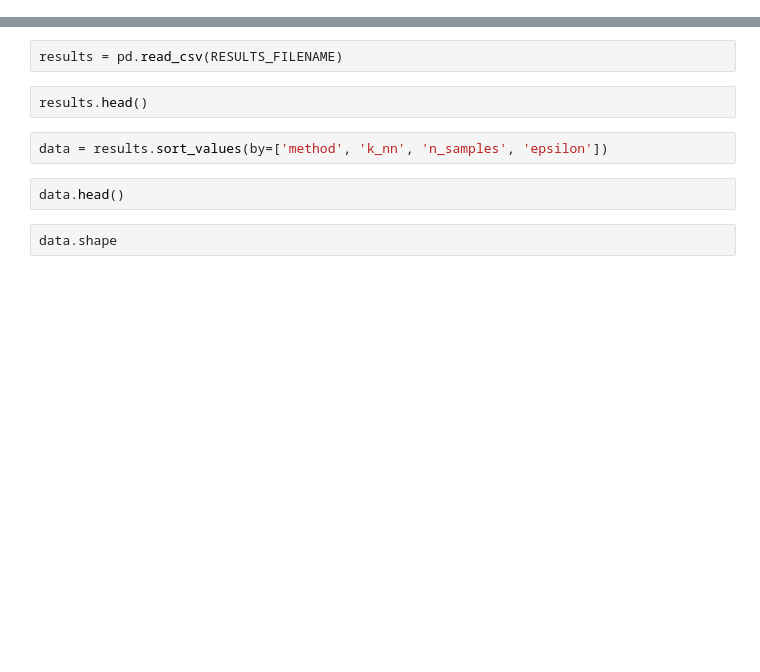
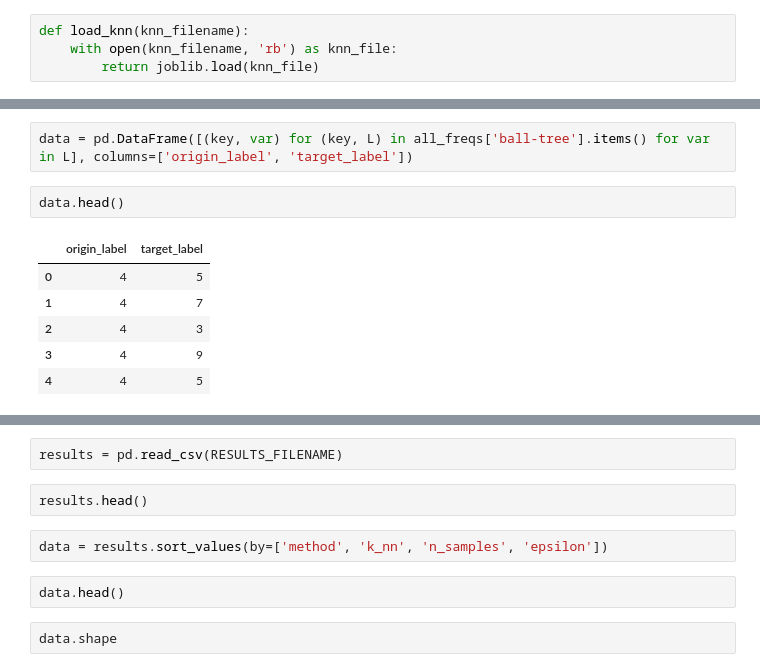
Before and after one commit to gtolomei/ml-feature-tweaking, a Jupyter notebook: multiclass/ExperimentalResults.ipynb, the cells around one changed output, grey strips where cells are left out. Drawn from its saved outputs; the diff is of its cells as text; blank space fills up the shorter version.

```diff
--- a/multiclass/ExperimentalResults.ipynb
+++ b/multiclass/ExperimentalResults.ipynb
@@ -10,0 +92,4 @@ RESULTS_FILENAME = RESULTS_DIR + 'results.csv'
+# %%
+def load_knn(knn_filename):
+    with open(knn_filename, 'rb') as knn_file:
+        return joblib.load(knn_file)
@@ -10,0 +128,11 @@ RESULTS_FILENAME = RESULTS_DIR + 'results.csv'
+# %%
+data = pd.DataFrame([(key, var) for (key, L) in all_freqs['ball-tree'].items() for var in L], columns=['origin_label', 'target_label'])
+# %%
+data.head()
+# %% [output]
+|  | origin_label | target_label |
+| 0 | 4 | 5 |
+| 1 | 4 | 7 |
+| 2 | 4 | 3 |
+| 3 | 4 | 9 |
+| 4 | 4 | 5 |
```
Also changed, not shown: parts of 20 cells of this notebook, 1 other file.
